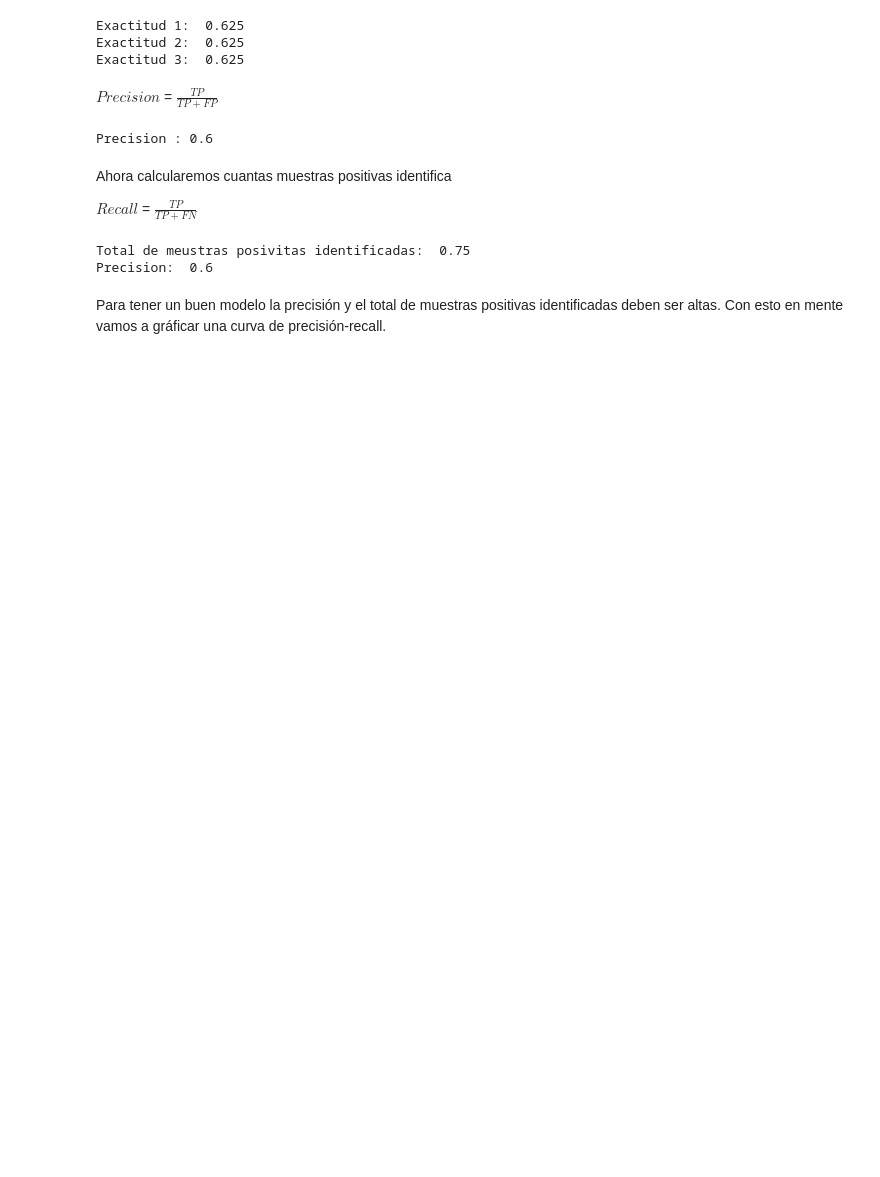
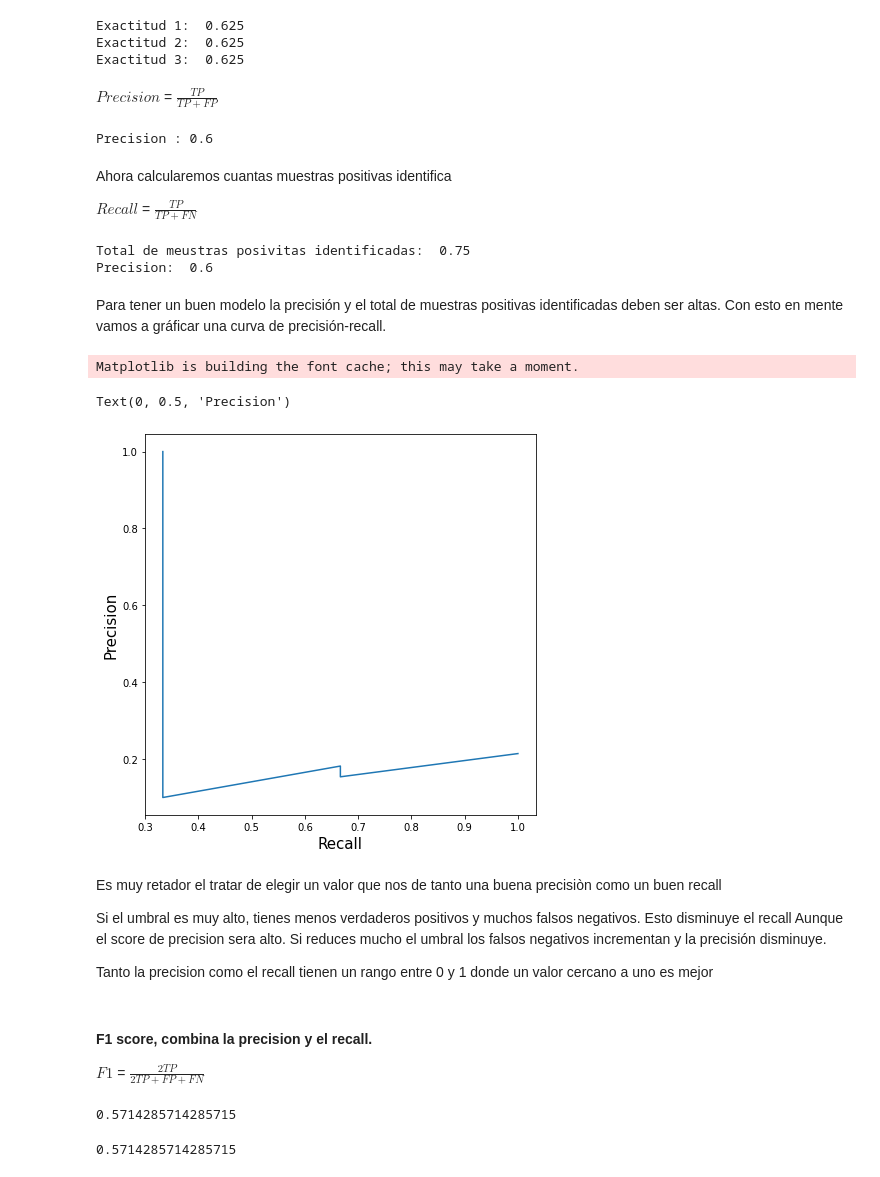
Before and after one commit to ReynaldoMR3/MLApproach, a Jupyter notebook: notebooks/metricas evaluacion ml.ipynb, the cells around one changed output. Cells and saved outputs as stored; diff of their text form; code cells hidden in the pictures; blank space fills up the shorter version.

```diff
--- a/notebooks/metricas evaluacion ml.ipynb
+++ b/notebooks/metricas evaluacion ml.ipynb
@@ -189,3 +189,24 @@ for i in thresholds:
     r = recall(y_true, temp_prediction)
     precisions.append(p)
     recalls.append(r)
+# %%
+import matplotlib.pyplot as plt
+plt.figure(figsize=(7,7))
+plt.plot(recalls, precisions)
+plt.xlabel("Recall", fontsize=15)
+plt.ylabel("Precision", fontsize=15)
+# %% [output]
+Matplotlib is building the font cache; this may take a moment.
+Text(0, 0.5, 'Precision')
+[figure, added]
+# %% [markdown]
+Es muy retador el tratar de elegir un valor que nos de tanto una buena precisiòn como un buen recall
+
+Si el umbral es muy alto, tienes menos verdaderos positivos y muchos falsos negativos. Esto disminuye el recall
+Aunque el score de precision sera alto. Si reduces mucho el umbral los falsos negativos incrementan y la precisión disminuye.
+
+Tanto la precision como el recall tienen un rango entre 0 y 1 donde un valor cercano a uno es mejor
+# %% [markdown]
+#### F1 score, combina la precision y el recall.
+
+$F1$ = $\frac{2TP}{2TP + FP + FN}$
@@ -191,0 +228,15 @@ for i in thresholds:
+# %%
+y_true = [0, 0, 0, 1, 0, 0, 0, 0, 0, 0,
+          1, 0, 0, 0, 0, 0, 0, 0, 1, 0]
+
+y_pred = [0, 0, 1, 0, 0, 0, 1, 0, 0, 0,
+          1, 0, 0, 0, 0, 0, 0, 0, 1, 0]
+
+f1(y_true, y_pred)
+# %% [output]
+0.5714285714285715
+# %%
+from sklearn import metrics
+metrics.f1_score(y_true, y_pred)
+# %% [output]
+0.5714285714285715
```
Also changed, not shown: parts of 7 cells of this notebook.
